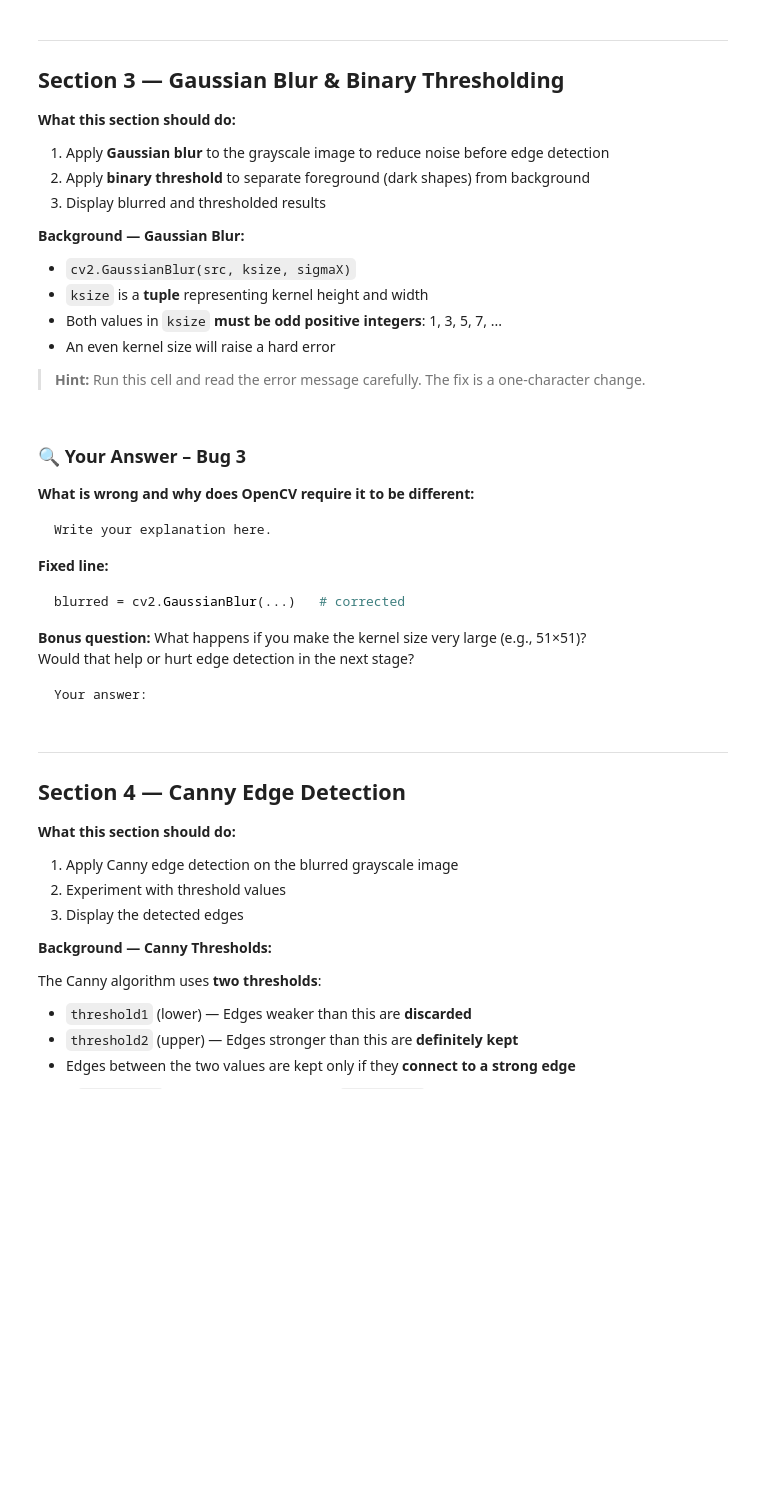
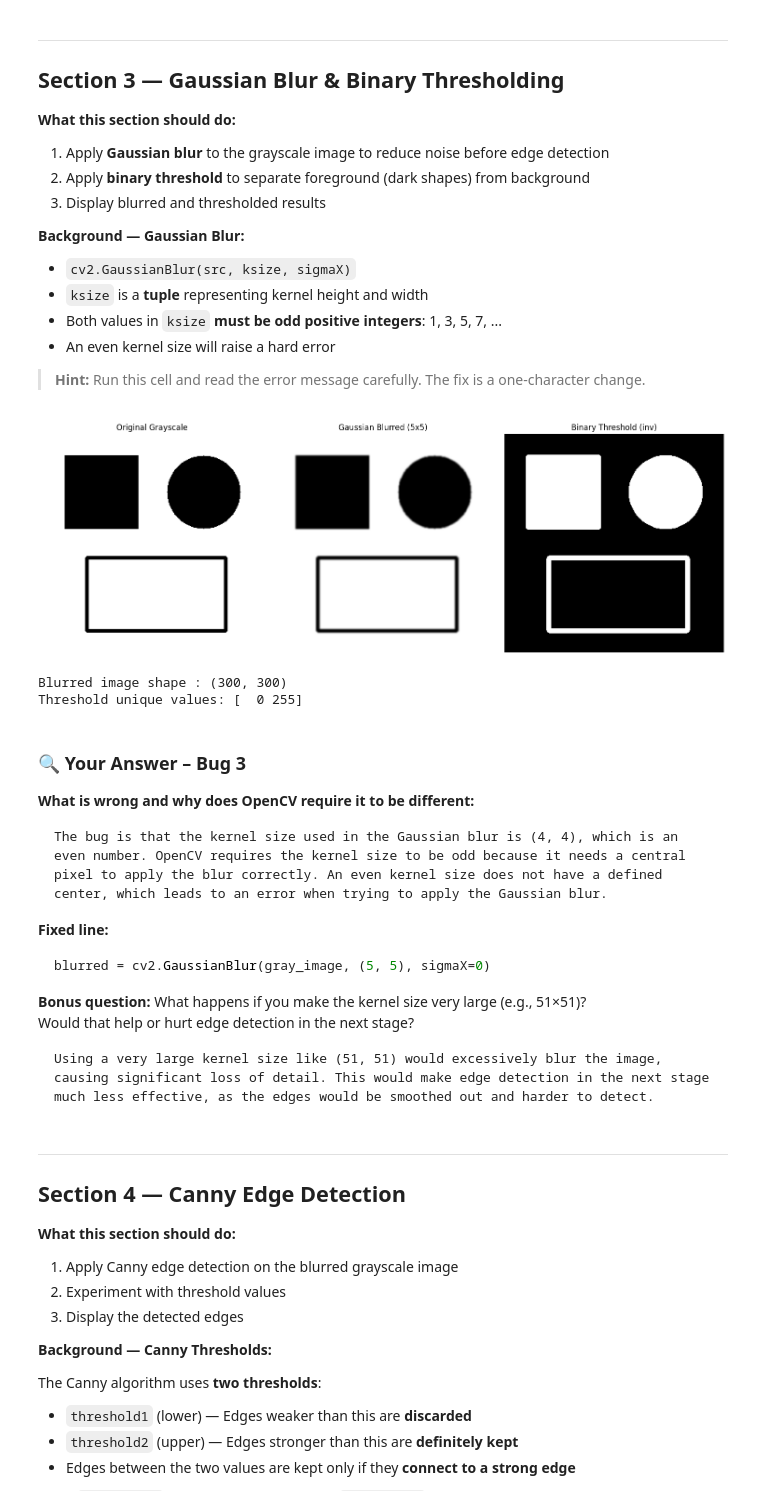
Before and after one commit to SahilGarg15/OpenCV-debug, a Jupyter notebook: Day 1/Lab_1_3_Debug_Challenge.ipynb, the cells around one changed output. Drawn from its saved outputs; the diff is of its cells as text; code cells hidden in the pictures; blank space fills up the shorter version.

Commit message:
Fix all 5 bugs in OpenCV debug challenge notebook

````diff
--- a/Day 1/Lab_1_3_Debug_Challenge.ipynb
+++ b/Day 1/Lab_1_3_Debug_Challenge.ipynb
@@ -245,46 +272,51 @@ Write your answer here.
 # %%
 # ── SECTION 3: Gaussian Blur & Binary Thresholding ───────────────────────────
 
 bgr_image  = cv2.imread('test_image.png')
 gray_image = cv2.cvtColor(bgr_image, cv2.COLOR_BGR2GRAY)
 
 # Apply Gaussian blur to smooth the image before edge detection
 # sigmaX=0 tells OpenCV to calculate sigma automatically from kernel size
 # BUG 3 is in the line below
-blurred = cv2.GaussianBlur(gray_image, (4, 4), sigmaX=0)
+# blurred = cv2.GaussianBlur(gray_image, (4, 4), sigmaX=0)
+blurred = cv2.GaussianBlur(gray_image, (5, 5), sigmaX=0)
 
 # Binary threshold: pixels below 150 → 0 (black), pixels above → 255 (white)
 # THRESH_BINARY_INV inverts this: dark shapes become white in the mask
 _, thresh = cv2.threshold(blurred, 150, 255, cv2.THRESH_BINARY_INV)
 
 show(
     [gray_image, blurred, thresh],
     ['Original Grayscale', 'Gaussian Blurred (5x5)', 'Binary Threshold (inv)'],
     ['gray', 'gray', 'gray']
 )
 
 print('Blurred image shape :', blurred.shape)
 print('Threshold unique values:', np.unique(thresh))
+# %% [output]
+[figure, added]
+Blurred image shape : (300, 300)
+Threshold unique values: [  0 255]
 # %% [markdown]
 ### 🔍 Your Answer – Bug 3
 
 **What is wrong and why does OpenCV require it to be different:**
 
 ```
-Write your explanation here.
+The bug is that the kernel size used in the Gaussian blur is (4, 4), which is an even number. OpenCV requires the kernel size to be odd because it needs a central pixel to apply the blur correctly. An even kernel size does not have a defined center, which leads to an error when trying to apply the Gaussian blur.
 ```
 
 **Fixed line:**
 
 ```python
-blurred = cv2.GaussianBlur(...)   # corrected
+blurred = cv2.GaussianBlur(gray_image, (5, 5), sigmaX=0)
 ```
 
 **Bonus question:** What happens if you make the kernel size very large (e.g., 51×51)?
 Would that help or hurt edge detection in the next stage?
 
 ```
-Your answer:
+Using a very large kernel size like (51, 51) would excessively blur the image, causing significant loss of detail. This would make edge detection in the next stage much less effective, as the edges would be smoothed out and harder to detect.
 ```
 # %% [markdown]
 ---
````
Also changed, not shown: parts of 10 cells of this notebook, 1 other file.
